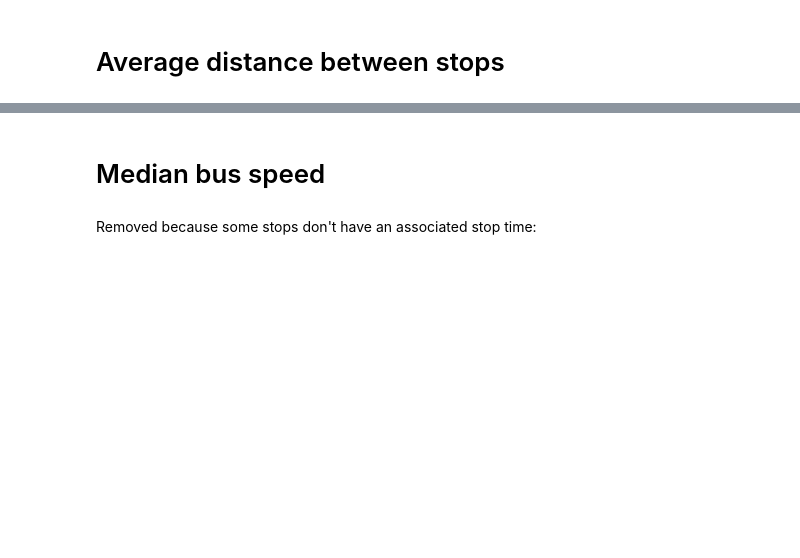
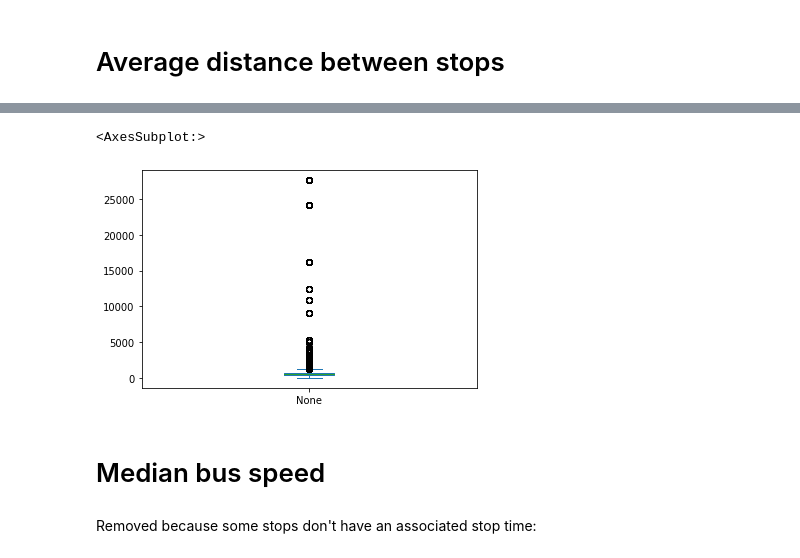
Before and after one commit to akazukin5151/comparative-accessibility, a Jupyter notebook: delhi.ipynb, the cells around one changed output, grey strips where cells are left out. Cells and saved outputs as stored; diff of their text form; code cells hidden in the pictures; blank space fills up the shorter version.

```diff
--- a/delhi.ipynb
+++ b/delhi.ipynb
@@ -320,3 +281,8 @@ route_stop_dists.explode().plot.hist()
+# %%
+trip_stop_dists.explode().astype(float).plot.box()
+# %% [output]
+<AxesSubplot:>
+[figure, added]
 # %% [markdown]
 # Median bus speed
 # %% [markdown]
```
Also changed, not shown: parts of 46 cells of this notebook, 1 other file.
